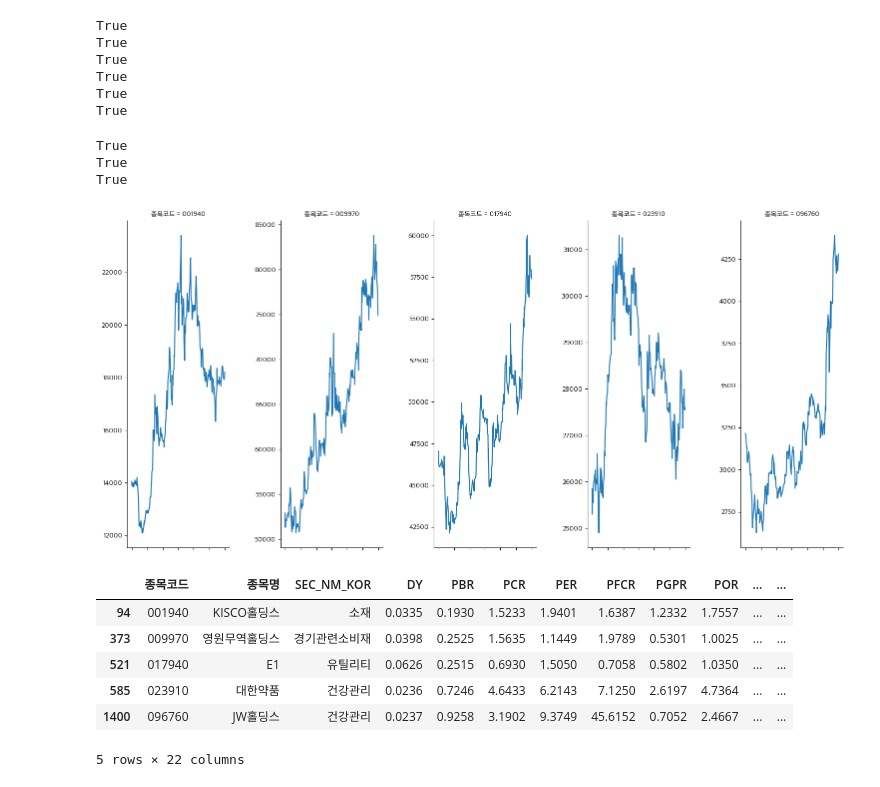
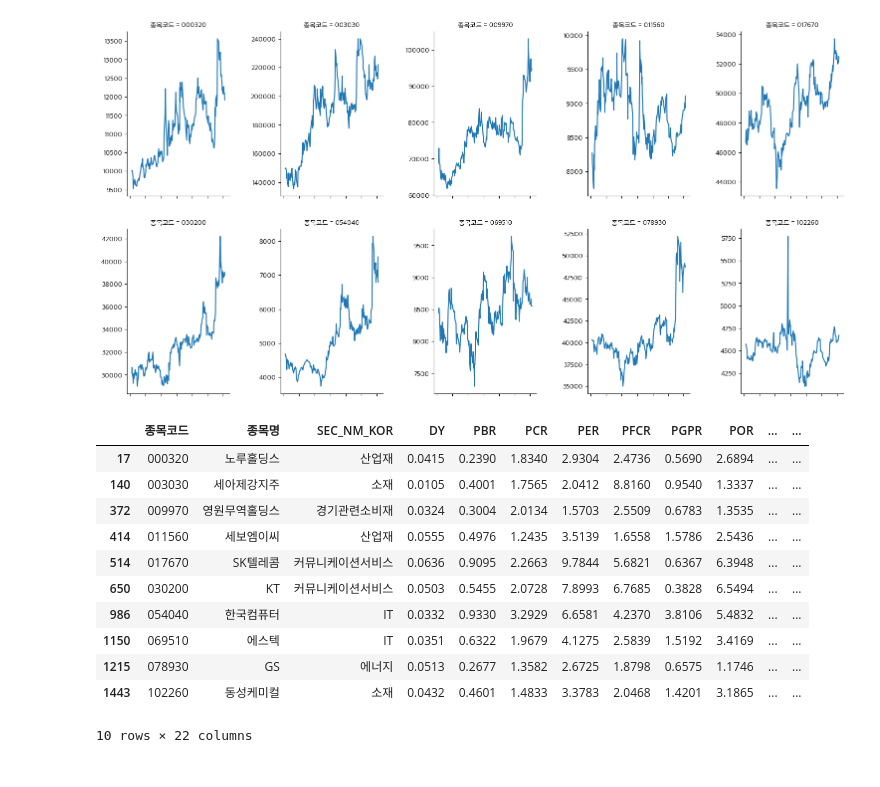
Before and after one commit to Yoodahun/make-quant-portfolio-using-python, a Jupyter notebook: src/jupyter_files/calculate_portfolio/calculate_portfolio.ipynb, the cells around one changed output. Cells and saved outputs as stored; diff of their text form; code cells hidden in the pictures.

```diff
--- a/src/jupyter_files/calculate_portfolio/calculate_portfolio.ipynb
+++ b/src/jupyter_files/calculate_portfolio/calculate_portfolio.ipynb
@@ -93,28 +89,24 @@ True
 # %%
 import matplotlib.pyplot as plt
 from src.controller.portfolio_controller import PortfolioController
 from src.db.db_executer import *
 from scipy.stats import zscore
 import numpy as np
 
 portfolio_controller = PortfolioController()
 
-portfolio_controller.calculate_multi_factor_portfolio()
+portfolio_controller.calculate_multi_factor_portfolio(count=10)
 # %% [output]
-True
-True
-True
-True
-True
-True
-True
-True
-True
-[figure, old version]
+[figure, new version]
 |  | 종목코드 | 종목명 | SEC_NM_KOR | DY | PBR | PCR | PER | PFCR | PGPR | POR | ... | ... |
-| 94 | 001940 | KISCO홀딩스 | 소재 | 0.0335 | 0.1930 | 1.5233 | 1.9401 | 1.6387 | 1.2332 | 1.7557 | ... | ... |
-| 373 | 009970 | 영원무역홀딩스 | 경기관련소비재 | 0.0398 | 0.2525 | 1.5635 | 1.1449 | 1.9789 | 0.5301 | 1.0025 | ... | ... |
-| 521 | 017940 | E1 | 유틸리티 | 0.0626 | 0.2515 | 0.6930 | 1.5050 | 0.7058 | 0.5802 | 1.0350 | ... | ... |
-| 585 | 023910 | 대한약품 | 건강관리 | 0.0236 | 0.7246 | 4.6433 | 6.2143 | 7.1250 | 2.6197 | 4.7364 | ... | ... |
-| 1400 | 096760 | JW홀딩스 | 건강관리 | 0.0237 | 0.9258 | 3.1902 | 9.3749 | 45.6152 | 0.7052 | 2.4667 | ... | ... |
+| 17 | 000320 | 노루홀딩스 | 산업재 | 0.0415 | 0.2390 | 1.8340 | 2.9304 | 2.4736 | 0.5690 | 2.6894 | ... | ... |
+| 140 | 003030 | 세아제강지주 | 소재 | 0.0105 | 0.4001 | 1.7565 | 2.0412 | 8.8160 | 0.9540 | 1.3337 | ... | ... |
+| 372 | 009970 | 영원무역홀딩스 | 경기관련소비재 | 0.0324 | 0.3004 | 2.0134 | 1.5703 | 2.5509 | 0.6783 | 1.3535 | ... | ... |
+| 414 | 011560 | 세보엠이씨 | 산업재 | 0.0555 | 0.4976 | 1.2435 | 3.5139 | 1.6558 | 1.5786 | 2.5436 | ... | ... |
+| 514 | 017670 | SK텔레콤 | 커뮤니케이션서비스 | 0.0636 | 0.9095 | 2.2663 | 9.7844 | 5.6821 | 0.6367 | 6.3948 | ... | ... |
+| 650 | 030200 | KT | 커뮤니케이션서비스 | 0.0503 | 0.5455 | 2.0728 | 7.8993 | 6.7685 | 0.3828 | 6.5494 | ... | ... |
+| 986 | 054040 | 한국컴퓨터 | IT | 0.0332 | 0.9330 | 3.2929 | 6.6581 | 4.2370 | 3.8106 | 5.4832 | ... | ... |
+| 1150 | 069510 | 에스텍 | IT | 0.0351 | 0.6322 | 1.9679 | 4.1275 | 2.5839 | 1.5192 | 3.4169 | ... | ... |
+| 1215 | 078930 | GS | 에너지 | 0.0513 | 0.2677 | 1.3582 | 2.6725 | 1.8798 | 0.6575 | 1.1746 | ... | ... |
+| 1443 | 102260 | 동성케미컬 | 소재 | 0.0432 | 0.4601 | 1.4833 | 3.3783 | 2.0468 | 1.4201 | 3.1865 | ... | ... |
-5 rows × 22 columns
+10 rows × 22 columns
```
Also changed, not shown: parts of 3 cells of this notebook.
